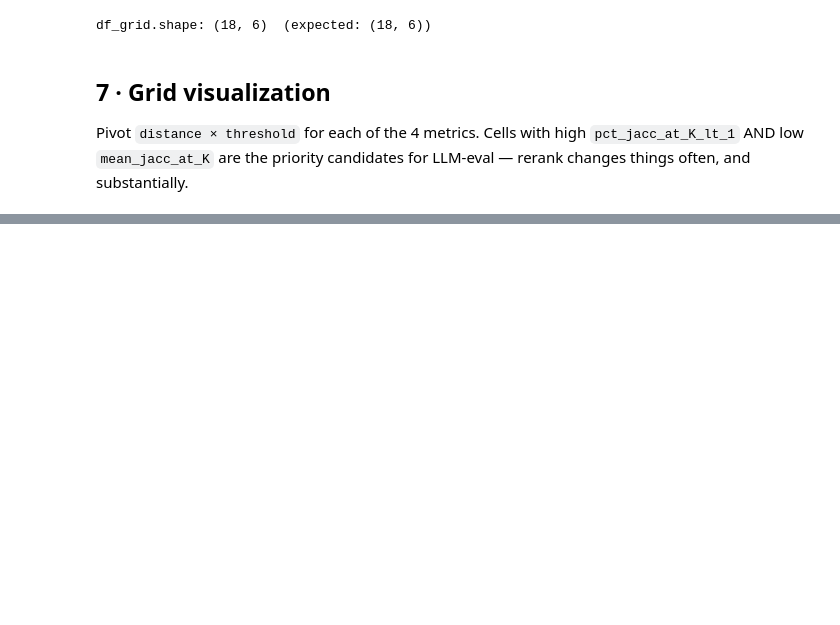
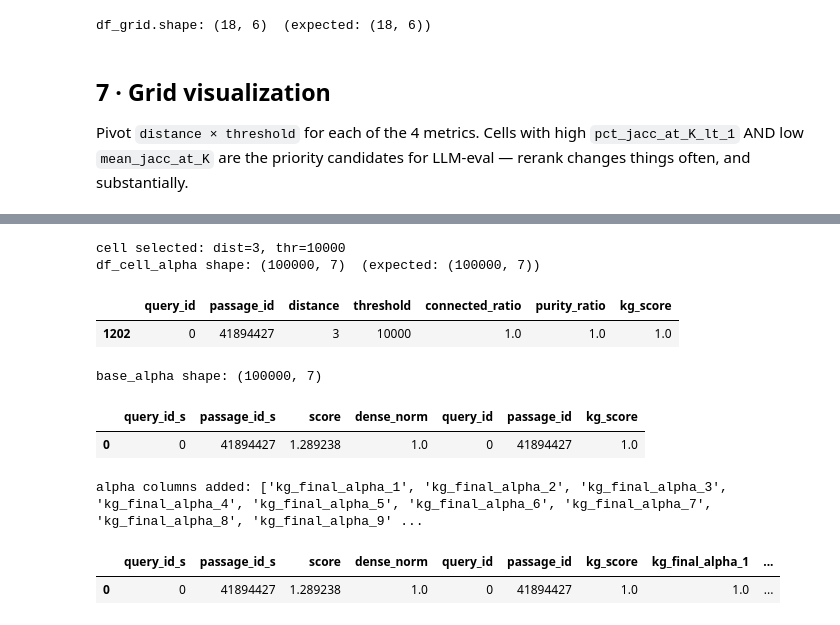
Before and after one commit to Gian-ream/dl-RAG-denseAndKG, a Jupyter notebook: 07_kg_rerank.ipynb, the cells around one changed output, grey strips where cells are left out. Drawn from its saved outputs; the diff is of its cells as text; code cells hidden in the pictures; blank space fills up the shorter version.

```diff
--- a/07_kg_rerank.ipynb
+++ b/07_kg_rerank.ipynb
@@ -918,0 +947,57 @@ df_grid.pivot(index="distance", columns="threshold", values="mean_jacc_at_10")
+# %%
+ALPHA_CELL_DIST = 3
+ALPHA_CELL_THR = 10000
+
+# Pull the (query, passage) → kg_score for the chosen cell.
+df_cell_alpha = df_phase_a[
+    (df_phase_a["distance"] == ALPHA_CELL_DIST)
+    & (df_phase_a["threshold"] == ALPHA_CELL_THR)
+]
+print(f"cell selected: dist={ALPHA_CELL_DIST}, thr={ALPHA_CELL_THR}")
+print(f"df_cell_alpha shape: {df_cell_alpha.shape}  "
+      f"(expected: ({top100['query_id'].nunique() * 100}, 7))")
+# %% [output]
+cell selected: dist=3, thr=10000
+df_cell_alpha shape: (100000, 7)  (expected: (100000, 7))
+# %%
+df_cell_alpha.head(1)
+# %% [output]
+|  | query_id | passage_id | distance | threshold | connected_ratio | purity_ratio | kg_score |
+| 1202 | 0 | 41894427 | 3 | 10000 | 1.0 | 1.0 | 1.0 |
+# %%
+# Merge with top100 → per-pair (query_id_s, passage_id_s, score, dense_norm, kg_score).
+# Stesso pattern LEFT join di compute_cell_metrics (sezione 6); fillna(0) sui pair
+# senza kg_score (passage senza entità o non raggiunti dalla SQL).
+base_alpha = top100[["query_id_s", "passage_id_s", "score", "dense_norm"]].merge(
+    df_cell_alpha[["query_id", "passage_id", "kg_score"]],
+    left_on=["query_id_s", "passage_id_s"],
+    right_on=["query_id", "passage_id"],
+    how="left",
+    suffixes=("", "_kg"),
+)
+base_alpha["kg_score"] = base_alpha["kg_score"].fillna(0.0)
+print(f"base_alpha shape: {base_alpha.shape}")
+# %% [output]
+base_alpha shape: (100000, 7)
+# %%
+base_alpha.head(1)
+# %% [output]
+|  | query_id_s | passage_id_s | score | dense_norm | query_id | passage_id | kg_score |
+| 0 | 0 | 41894427 | 1.289238 | 1.0 | 0 | 41894427 | 1.0 |
+# %%
+# Genera 9 colonne kg_final_alpha_X dove X = α · 10 (suffisso intero).
+# α = peso del segnale KG, (1-α) = peso dense_norm. α=0.1 → kg_final_alpha_1.
+ALPHAS = [round(0.1 * i, 1) for i in range(1, 10)]  # [0.1, 0.2, ..., 0.9]
+for alpha in ALPHAS:
+    col = f"kg_final_alpha_{int(round(alpha * 10))}"
+    base_alpha[col] = (1 - alpha) * base_alpha["dense_norm"] + alpha * base_alpha["kg_score"]
+
+print(f"alpha columns added: "
+      f"{[c for c in base_alpha.columns if c.startswith('kg_final_alpha')]}")
+# %% [output]
+alpha columns added: ['kg_final_alpha_1', 'kg_final_alpha_2', 'kg_final_alpha_3', 'kg_final_alpha_4', 'kg_final_alpha_5', 'kg_final_alpha_6', 'kg_final_alpha_7', 'kg_final_alpha_8', 'kg_final_alpha_9' ...
+# %%
+base_alpha.head(1)
+# %% [output]
+|  | query_id_s | passage_id_s | score | dense_norm | query_id | passage_id | kg_score | kg_final_alpha_1 | ... |
+| 0 | 0 | 41894427 | 1.289238 | 1.0 | 0 | 41894427 | 1.0 | 1.0 | ... |
```
Also changed, not shown: parts of 19 cells of this notebook, 7 other files.
